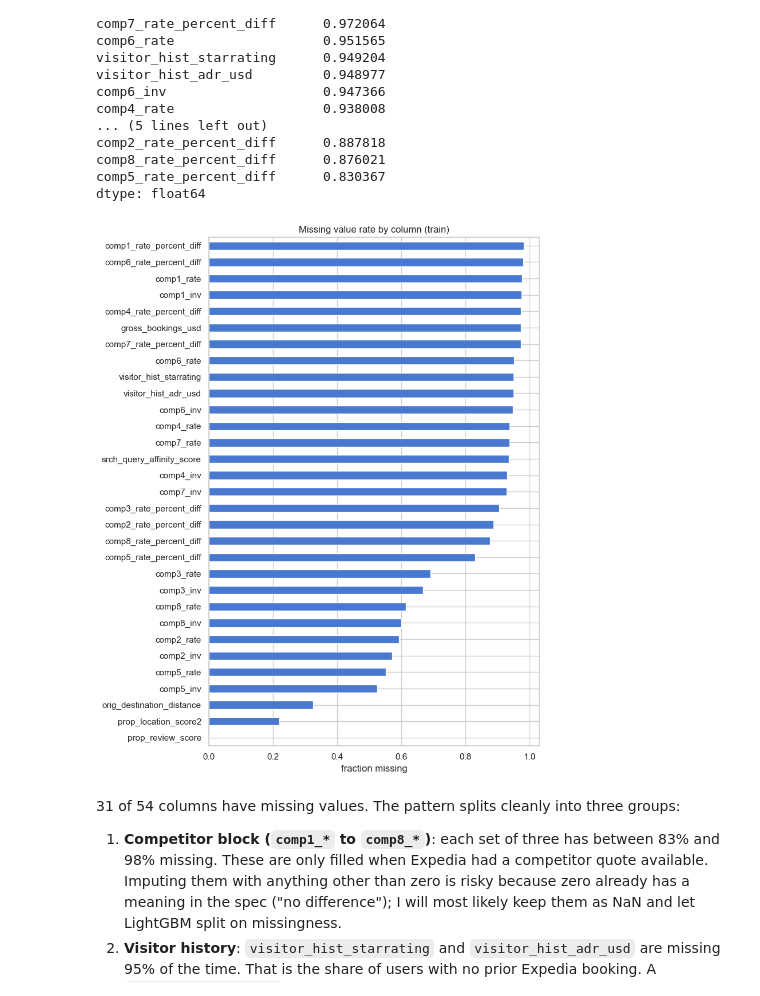
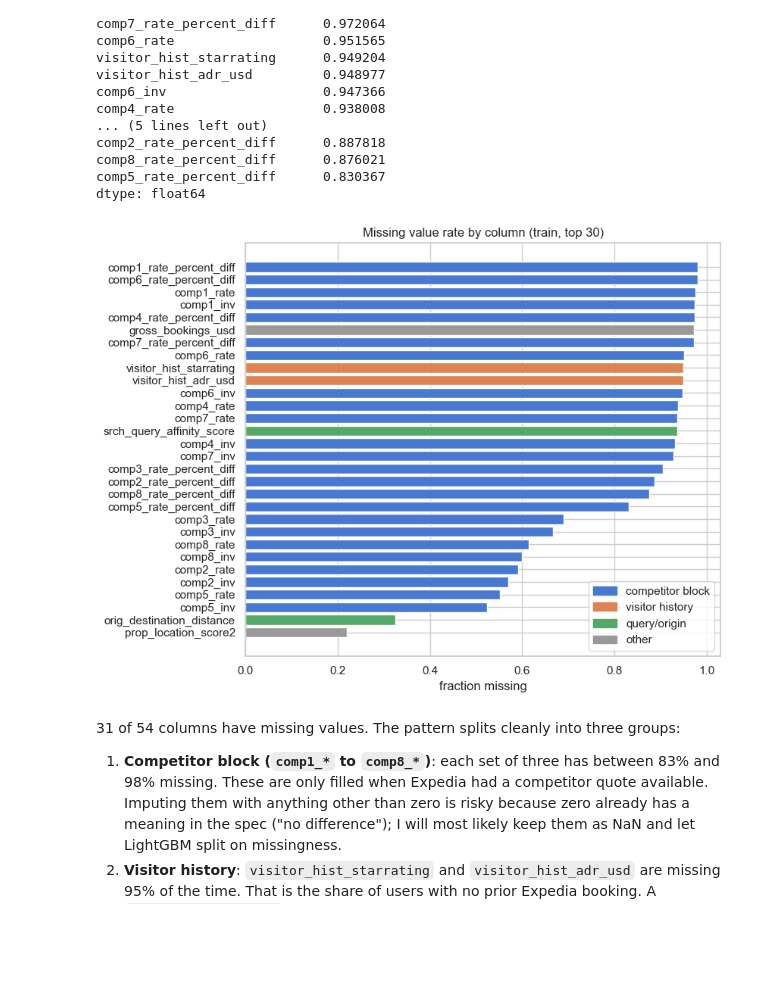
Before and after one commit to Joyesiam/DMTGroup5, a Jupyter notebook: Assignment_2_Hidde/notebooks/01_eda.ipynb, the cells around one changed output. Saved outputs shown, nothing was run; the diff lists cells and outputs as text; code cells hidden in the pictures; blank space fills up the shorter version.

```diff
--- a/Assignment_2_Hidde/notebooks/01_eda.ipynb
+++ b/Assignment_2_Hidde/notebooks/01_eda.ipynb
@@ -266,15 +283,30 @@ comp8_rate_percent_diff      0.876021
 comp5_rate_percent_diff      0.830367
 dtype: float64
 # %%
-fig, ax = plt.subplots(figsize=(8, max(4, 0.32 * len(miss))))
-miss.iloc[::-1].plot.barh(ax=ax, color="#4878d0")
+def miss_group(col: str) -> str:
+    if col.startswith("comp"):
+        return "competitor block"
+    if col.startswith("visitor_hist"):
+        return "visitor history"
+    if col in {"srch_query_affinity_score", "orig_destination_distance"}:
+        return "query/origin"
+    return "other"
+
+
+miss_top = miss.head(30).iloc[::-1]
+group_colors = {"competitor block": "#4878d0", "visitor history": "#dd8452", "query/origin": "#55a868", "other": "#999999"}
+colors_top = [group_colors[miss_group(c)] for c in miss_top.index]
+fig, ax = plt.subplots(figsize=(8.5, 6.5))
+ax.barh(miss_top.index, miss_top.values, color=colors_top)
 ax.set_xlabel("fraction missing")
-ax.set_title("Missing value rate by column (train)")
+ax.set_title("Missing value rate by column (train, top 30)")
+handles = [plt.Rectangle((0, 0), 1, 1, color=c) for c in group_colors.values()]
+ax.legend(handles, group_colors.keys(), loc="lower right")
 plt.tight_layout()
-plt.savefig(FIG_DIR / "eda_missingness.png", dpi=110)
+plt.savefig(FIG_DIR / "eda_missingness.png", dpi=150)
 plt.show()
 # %% [output]
-[figure, old version]
+[figure, new version]
 # %% [markdown]
 31 of 54 columns have missing values. The pattern splits cleanly into three groups:
 
```
Also changed, not shown: parts of 11 cells of this notebook, 49 other files.
